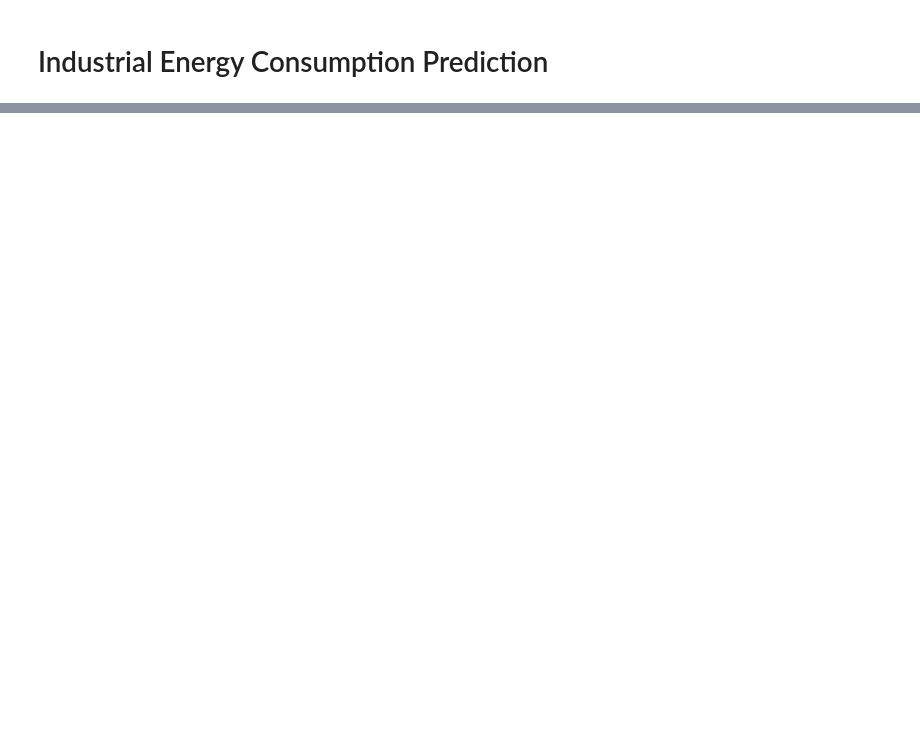
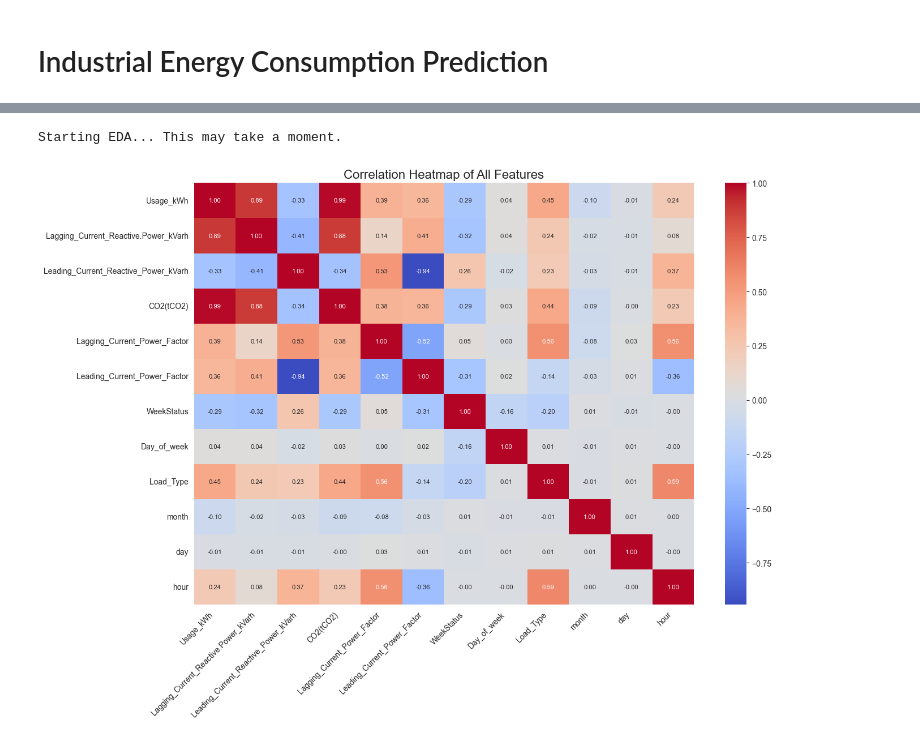
Before and after one commit to vishnundev/industrial-energy-consumption-forecasting, a Jupyter notebook: notebooks/Industrial_Energy_Consumption_Prediction.ipynb, the cells around one changed output, grey strips where cells are left out. Cells and saved outputs as stored; diff of their text form; code cells hidden in the pictures; blank space fills up the shorter version.

```diff
--- a/notebooks/Industrial_Energy_Consumption_Prediction.ipynb
+++ b/notebooks/Industrial_Energy_Consumption_Prediction.ipynb
@@ -1,10 +1,17 @@
 # %% [markdown]
 # Industrial Energy Consumption Prediction
 # %%
+# --- Block 1: Imports ---
+
 import pandas as pd
 import numpy as np
 import matplotlib.pyplot as plt
 import seaborn as sns
 from sklearn.model_selection import train_test_split
-from sklearn.linear_model import LinearRegression
 from sklearn.metrics import mean_absolute_error, r2_score
+import xgboost as xgb
+import pickle
+
+# Set plotting style for a professional look
+sns.set_style("whitegrid")
+print("Libraries imported successfully.")
@@ -107,0 +20,18 @@ X = df.drop('Usage_kWh', axis=1)
+# %%
+# --- Block 2: Data Loading ---
+
+file_name = 'cleaned_steel_data.csv'
+data = pd.read_csv(file_name)
+
+# --- Initial Inspection ---
+print("--- Data Info ---")
+# .info() gives us column names and data types
+data.info()
+
+print("\n--- Data Head (First 5 Rows) ---")
+# .head() shows the first few rows of data
+print(data.head())
+
+print("\n--- Data Statistical Summary ---")
+# .describe() gives a statistical overview
+print(data.describe())
@@ -107,0 +56,18 @@ X = df.drop('Usage_kWh', axis=1)
+# %%
+# --- Block 3: Exploratory Data Analysis (EDA) ---
+
+print("Starting EDA... This may take a moment.")
+
+# 1. Correlation Heatmap
+# This shows how strongly features are related to each other and the target
+plt.figure(figsize=(14, 10))
+corr_matrix = data.corr()
+sns.heatmap(corr_matrix, annot=True, fmt='.2f', cmap='coolwarm', annot_kws={"size": 8})
+plt.title('Correlation Heatmap of All Features', fontsize=16)
+plt.xticks(rotation=45, ha='right')
+plt.yticks(rotation=0)
+plt.tight_layout()
+plt.show()
+# %% [output]
+Starting EDA... This may take a moment.
+[figure, added]
```
Also changed, not shown: parts of 25 cells of this notebook, 2 other files.
